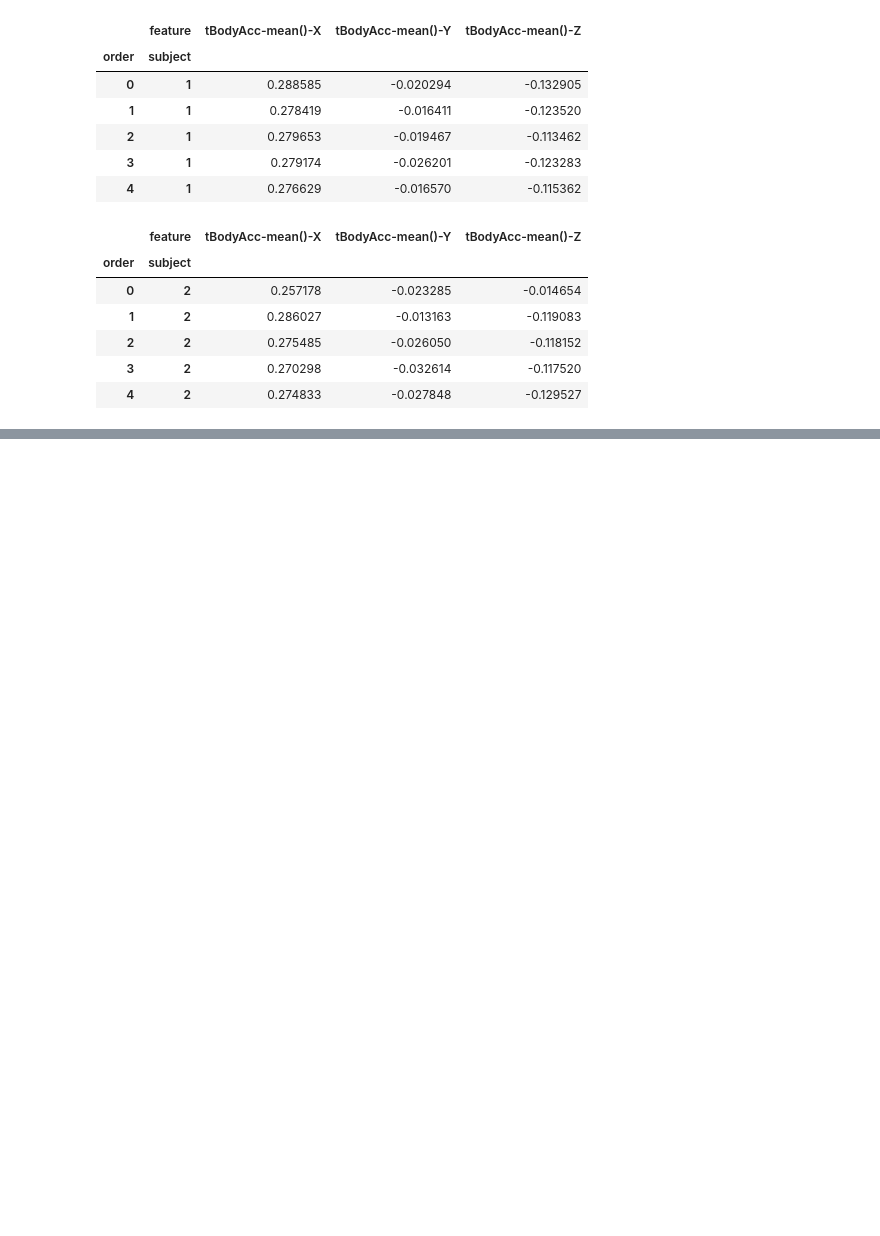
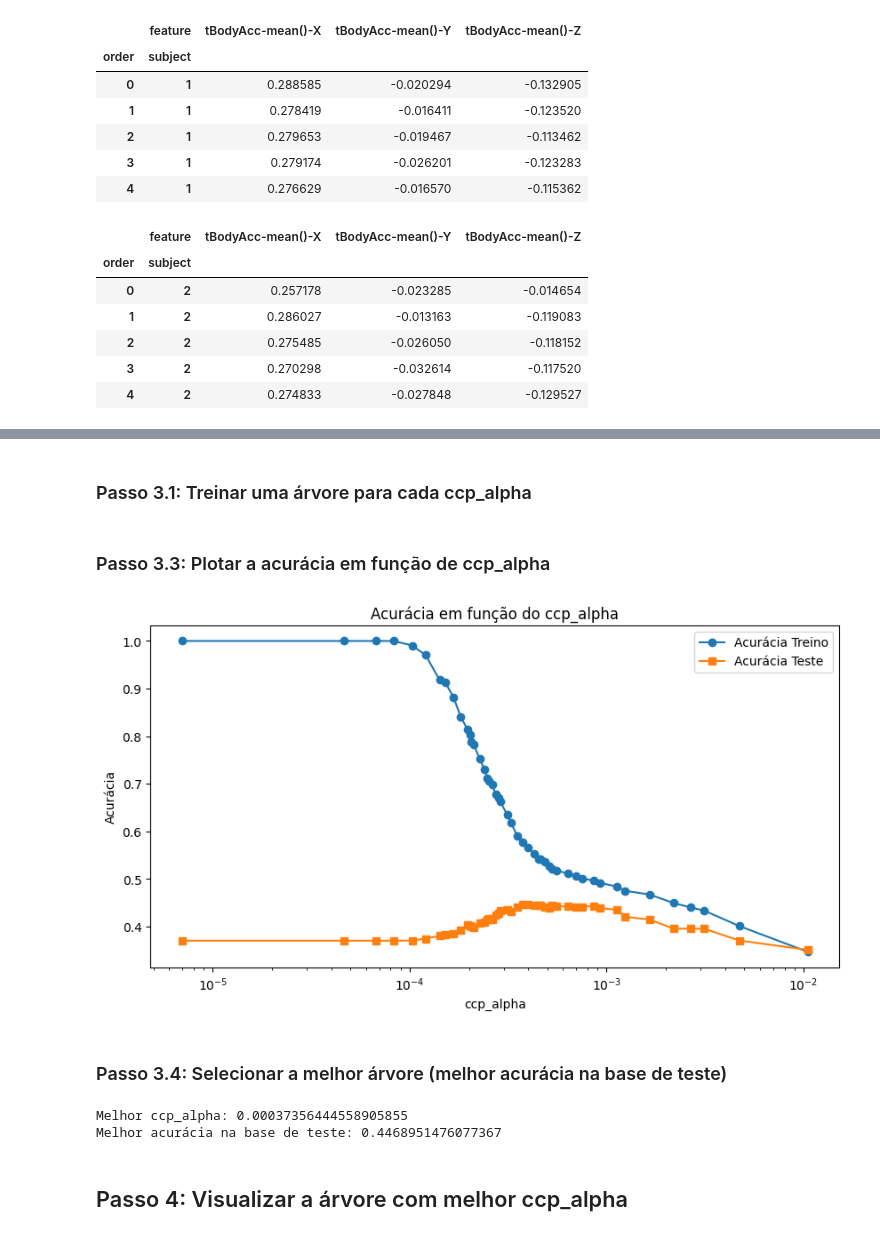
Before and after one commit to earapanos/DataScienceExcercises, a Jupyter notebook: Módulo 17 - Árvores II/ex026/ex026.ipynb, the cells around one changed output, grey strips where cells are left out. Drawn from its saved outputs; the diff is of its cells as text; code cells hidden in the pictures; blank space fills up the shorter version.

Commit message:
uploading exercise of regression tree ex026

```diff
--- a/Módulo 17 - Árvores II/ex026/ex026.ipynb
+++ b/Módulo 17 - Árvores II/ex026/ex026.ipynb
@@ -435,0 +454,2 @@ UsageError: %%time is a cell magic, but the cell body is empty. Did you mean the
+# %%
+ccp_alphas = np.unique(ccp_alphas[ccp_alphas > 0])
@@ -435,0 +458,2 @@ UsageError: %%time is a cell magic, but the cell body is empty. Did you mean the
+# %%
+ccp_alphas_subset = ccp_alphas[::5]
@@ -450,0 +488,45 @@ UsageError: %%time is a cell magic, but the cell body is empty. Did you mean the
+# %% [markdown]
+### Passo 3.1: Treinar uma árvore para cada ccp_alpha
+# %%
+trees = []
+train_acc = []
+test_acc = []
+# %%
+for alpha in ccp_alphas_subset:
+    tree = DecisionTreeClassifier(ccp_alpha=alpha, random_state=42)
+    tree.fit(X_train, y_train)
+    trees.append(tree)
+
+    ### passo 3.2: calcular a Acurácia
+
+    train_acc.append(accuracy_score(y_train, tree.predict(X_train)))
+    test_acc.append(accuracy_score(y_test, tree.predict(X_test)))
+# %% [markdown]
+### Passo 3.3: Plotar a acurácia em função de ccp_alpha
+# %%
+plt.figure(figsize=(10, 5))
+plt.plot(ccp_alphas_subset, train_acc, marker='o', label='Acurácia Treino')
+plt.plot(ccp_alphas_subset, test_acc, marker='s', label='Acurácia Teste')
+plt.xlabel("ccp_alpha")
+plt.ylabel("Acurácia")
+plt.xscale("log")
+plt.legend()
+plt.title("Acurácia em função do ccp_alpha")
+plt.show()
+# %% [output]
+[figure, added]
+# %% [markdown]
+### Passo 3.4: Selecionar a melhor árvore (melhor acurácia na base de teste)
+# %%
+best_index = np.argmax(test_acc)
+best_tree = trees[best_index]
+best_alpha = ccp_alphas_subset[best_index]
+best_accuracy = test_acc[best_index]
+
+print(f"Melhor ccp_alpha: {best_alpha}")
+print(f"Melhor acurácia na base de teste: {best_accuracy}")
+# %% [output]
+Melhor ccp_alpha: 0.00037356444558905855
+Melhor acurácia na base de teste: 0.4468951476077367
+# %% [markdown]
+## Passo 4: Visualizar a árvore com melhor ccp_alpha
```
Also changed, not shown: parts of 17 cells of this notebook, 3 other files.
